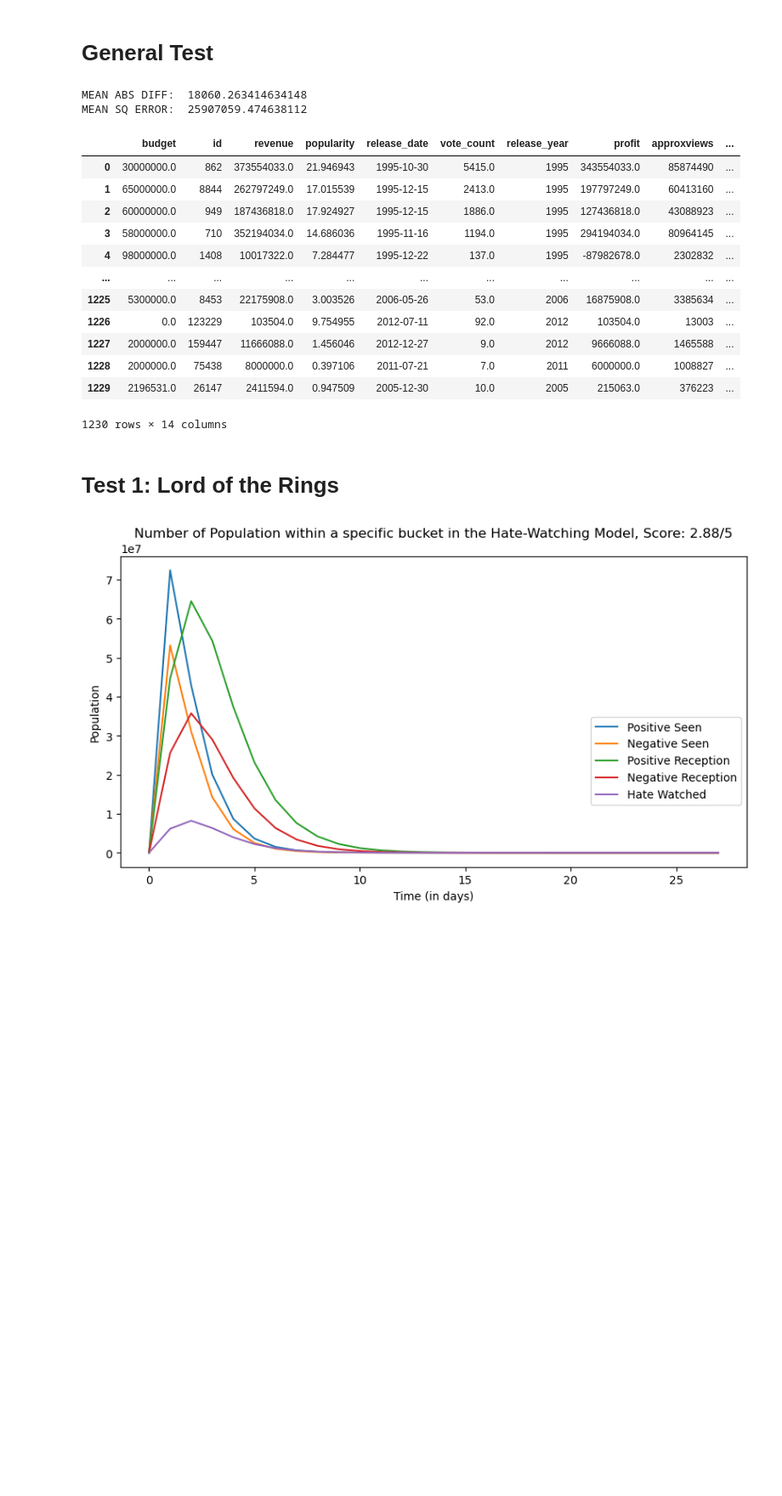
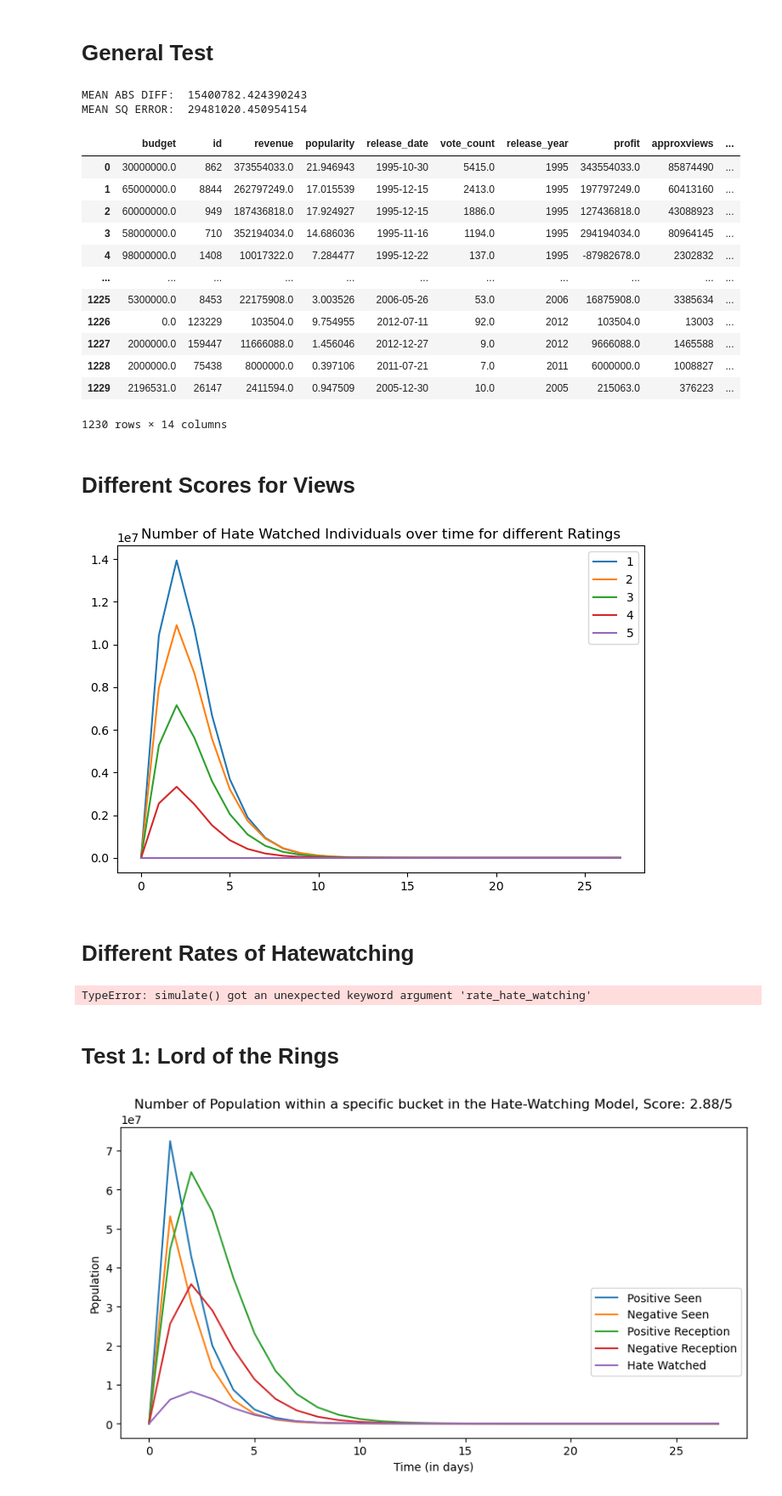
Before and after one commit to Paolo1151/HateWatchingSimulation, a Jupyter notebook: simulation.ipynb, the cells around one changed output. Shown at 85% size. Cells and saved outputs as stored; diff of their text form; code cells hidden in the pictures; blank space fills up the shorter version.

```diff
--- a/simulation.ipynb
+++ b/simulation.ipynb
@@ -7,7 +7,7 @@ import numpy as np
 from scipy.integrate import solve_ivp
 import pandas as pd
 
-def simulate(popularity, score, real_count, verbose=0):
+def simulate(popularity, score, rate_hate_watching=0.3, real_count=0, verbose=0, return_line=False):
     t_end = 28
     t = np.arange(0, t_end, 1)
 
@@ -15,11 +15,11 @@ def simulate(popularity, score, real_count, verbose=0):
     parameters = {
         "Prob Seeing Review": 0.2,
 
-        "Initial Number Reviews": 2399,
+        "Initial Number Reviews": popularity*100,
         "Initial Score": score,
         "Score Max": 5,
 
-        "Prob Hate Watching": 0.3,
+        "Prob Hate Watching": rate_hate_watching,
 
         "Review Rate": 0.00005503175002855629,
 
@@ -27,15 +27,15 @@ def simulate(popularity, score, real_count, verbose=0):
 
         "Popularity": popularity,
 
-        "Initial Population": 1340000000,
+        "Initial Population": 700_000_000,
 
-        "Prob PP to NP": 0.5,
-        "Prob PP to HW": 0.5,
+        "Prob PP to NP": 0.36,
+        "Prob PP to HW": 0.9,
         "Prob NP to PP": 0.5,
-        "Prob NP to HW": 0.5,
-        "Prob HW to PP": 0.5,
-        "Prob HW to NP": 0.5,
-        "Prob HW to HW": 0.5
+        "Prob NP to HW": 0.9,
+        "Prob HW to PP": 0.25,
+        "Prob HW to NP": 0.25,
+        "Prob HW to HW": 0.9
     }
 
     # Initial Condition
@@ -141,19 +141,21 @@ def simulate(popularity, score, real_count, verbose=0):
 
         final_vc = round(sol.y[-1].max(), 0)
         print("View Count: ", round(sol.y[-1].max(), 0), ' / ', NW0)
-        print("Diff View Count to Real View Count: ", real_count-final_vc)
+
+    if return_line:
+        return sol.y
 
     return real_count-round(sol.y[-1].max(), 0)
 # %%
 final_dataset = pd.read_csv('Final_Dataset_for_study.csv')
-final_dataset['difference'] = final_dataset.apply(lambda x: simulate(x['popularity'], x['rating'], x['approxviews']), axis=1)
-print("MEAN ABS DIFF: ", abs(final_dataset['difference'].mean()))
+final_dataset['difference'] = final_dataset.apply(lambda x: abs(simulate(x['popularity'], x['rating'], real_count=x['approxviews'])), axis=1)
+print("MEAN ABS DIFF: ", final_dataset['difference'].mean())
 final_dataset['sqr_diff'] = final_dataset['difference'] * final_dataset['difference']
 print("MEAN SQ ERROR: ", (final_dataset['sqr_diff'].mean())**(1/2))
 final_dataset
 # %% [output]
-MEAN ABS DIFF:  18060.263414634148
-MEAN SQ ERROR:  25907059.474638112
+MEAN ABS DIFF:  15400782.424390243
+MEAN SQ ERROR:  29481020.450954154
 |  | budget | id | revenue | popularity | release_date | vote_count | release_year | profit | approxviews | ... |
 | 0 | 30000000.0 | 862 | 373554033.0 | 21.946943 | 1995-10-30 | 5415.0 | 1995 | 343554033.0 | 85874490 | ... |
 | 1 | 65000000.0 | 8844 | 262797249.0 | 17.015539 | 1995-12-15 | 2413.0 | 1995 | 197797249.0 | 60413160 | ... |
@@ -167,3 +169,26 @@ MEAN SQ ERROR:  25907059.474638112
 | 1228 | 2000000.0 | 75438 | 8000000.0 | 0.397106 | 2011-07-21 | 7.0 | 2011 | 6000000.0 | 1008827 | ... |
 | 1229 | 2196531.0 | 26147 | 2411594.0 | 0.947509 | 2005-12-30 | 10.0 | 2005 | 215063.0 | 376223 | ... |
 1230 rows × 14 columns
+# %% [markdown]
+# Different Scores for Views
+# %%
+lines = {}
+for score in range(1, 6):
+    lines[score] = simulate(100, score, return_line=True)
+# %%
+plt.figure(figsize=(8,5))
+for score, line in lines.items():
+    plt.plot(np.arange(0, 28, 1), line[9], label=score)
+plt.legend()
+plt.title("Number of Hate Watched Individuals over time for different Ratings")
+plt.show()
+# %% [output]
+[figure, added]
+# %% [markdown]
+# Different Rates of Hatewatching
+# %%
+lines = {}
+for rate in np.arange(0, 1, 0.1):
+    lines[score] = simulate(100, 1, rate_hate_watching=rate, return_line=True)
+# %% [output]
+TypeError: simulate() got an unexpected keyword argument 'rate_hate_watching'
```
Also changed, not shown: parts of 1 cell of this notebook.
